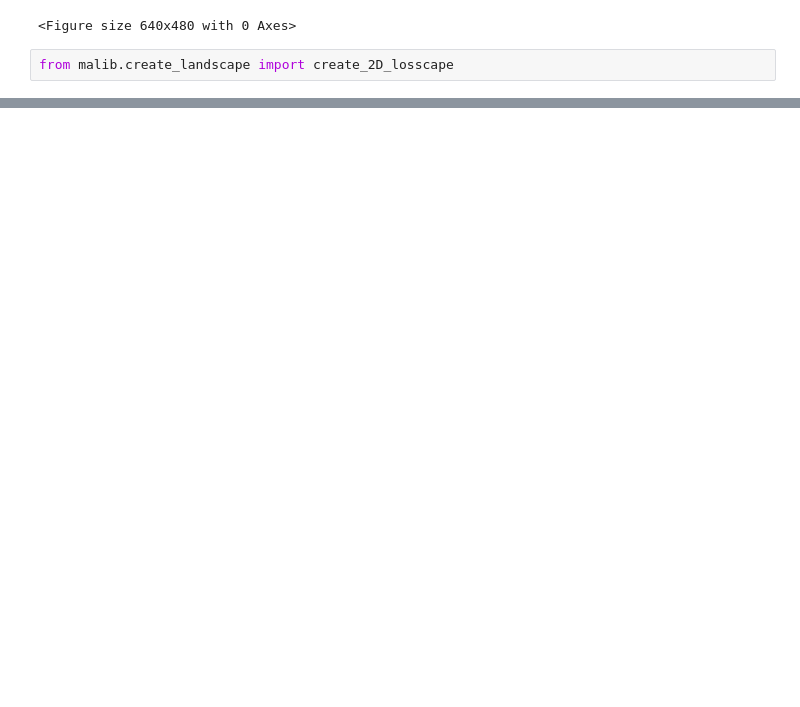
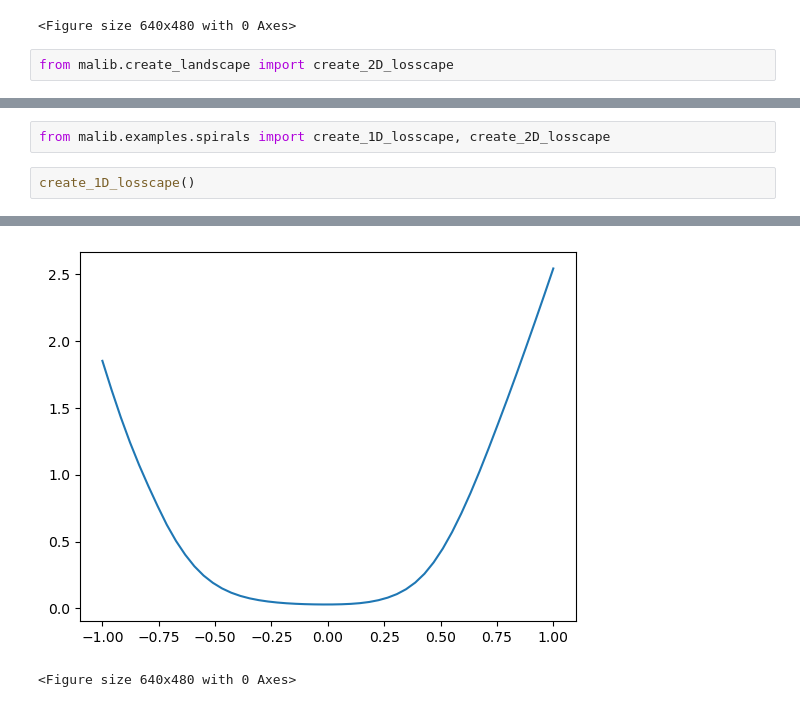
Before and after one commit to alxndrTL/losscape, a Jupyter notebook: malib_interac.ipynb, the cells around one changed output, grey strips where cells are left out. Cells and saved outputs as stored; diff of their text form; blank space fills up the shorter version.

Commit message:
add examples

```diff
--- a/malib_interac.ipynb
+++ b/malib_interac.ipynb
@@ -100,3 +100,8 @@ poly_size = 49 x 49
 number_polys = 2401
 Done with file:losscape.vtp
 <Figure size 640x480 with 0 Axes>
+# %%
+from malib.examples.spirals import create_1D_losscape, create_2D_losscape
+# %%
+create_1D_losscape()
+# %% [output]
@@ -102,0 +112,2 @@ Done with file:losscape.vtp
+[figure, added]
+<Figure size 640x480 with 0 Axes>
```
Also changed, not shown: parts of 6 cells of this notebook, 8 other files.
